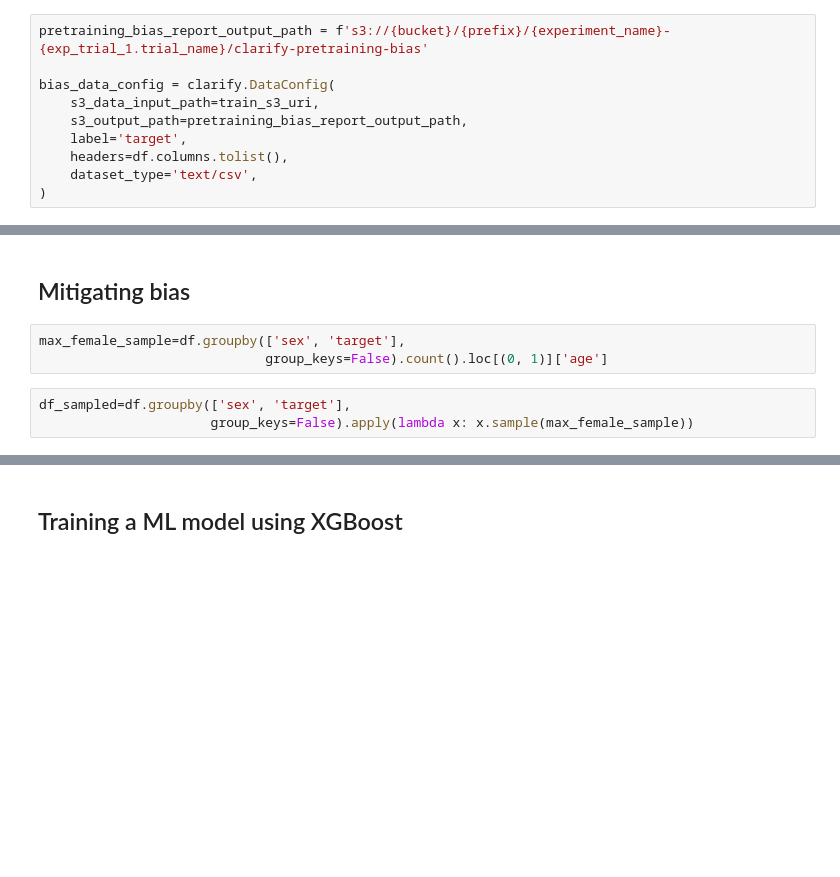
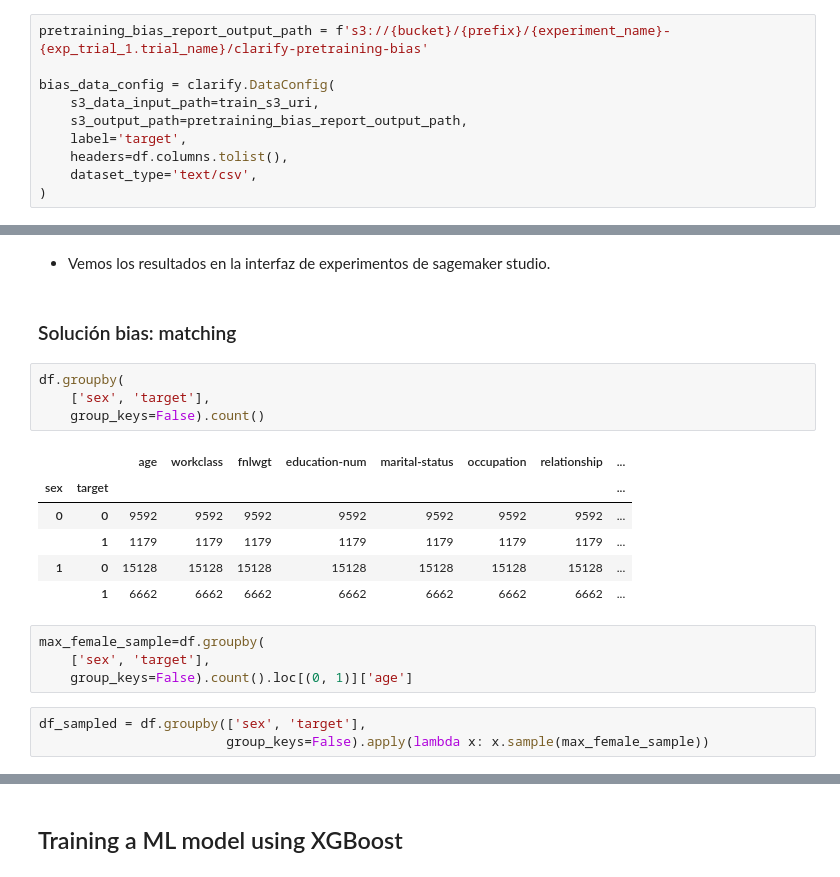
Before and after one commit to fernandodelacalle/miax-sagemaker, a Jupyter notebook: module_4/4_10.ipynb, the cells around one changed output, grey strips where cells are left out. Saved outputs shown, nothing was run; the diff lists cells and outputs as text; blank space fills up the shorter version.

Commit message:
sagemaker clarify

```diff
--- a/module_4/4_10.ipynb
+++ b/module_4/4_10.ipynb
@@ -149,10 +259,24 @@ clarify_processor.run_pre_training_bias(
+# %% [markdown]
+- Vemos los resultados en la interfaz de experimentos de sagemaker studio.
 # %% [markdown]
-## Mitigating bias
+###  Solución bias: matching
+# %%
+df.groupby(
+    ['sex', 'target'],
+    group_keys=False).count()
+# %% [output]
+|  |  | age | workclass | fnlwgt | education-num | marital-status | occupation | relationship | ... |
+| sex | target |  |  |  |  |  |  |  | ... |
+| 0 | 0 | 9592 | 9592 | 9592 | 9592 | 9592 | 9592 | 9592 | ... |
+|  | 1 | 1179 | 1179 | 1179 | 1179 | 1179 | 1179 | 1179 | ... |
+| 1 | 0 | 15128 | 15128 | 15128 | 15128 | 15128 | 15128 | 15128 | ... |
+|  | 1 | 6662 | 6662 | 6662 | 6662 | 6662 | 6662 | 6662 | ... |
 # %%
-max_female_sample=df.groupby(['sex', 'target'],
-                             group_keys=False).count().loc[(0, 1)]['age']
+max_female_sample=df.groupby(
+    ['sex', 'target'],
+    group_keys=False).count().loc[(0, 1)]['age']
 # %%
-df_sampled=df.groupby(['sex', 'target'],
-                      group_keys=False).apply(lambda x: x.sample(max_female_sample))
+df_sampled = df.groupby(['sex', 'target'],
+                        group_keys=False).apply(lambda x: x.sample(max_female_sample))
 # %%
 df_sampled.shape
```
Also changed, not shown: parts of 44 cells of this notebook, 2 other files.
